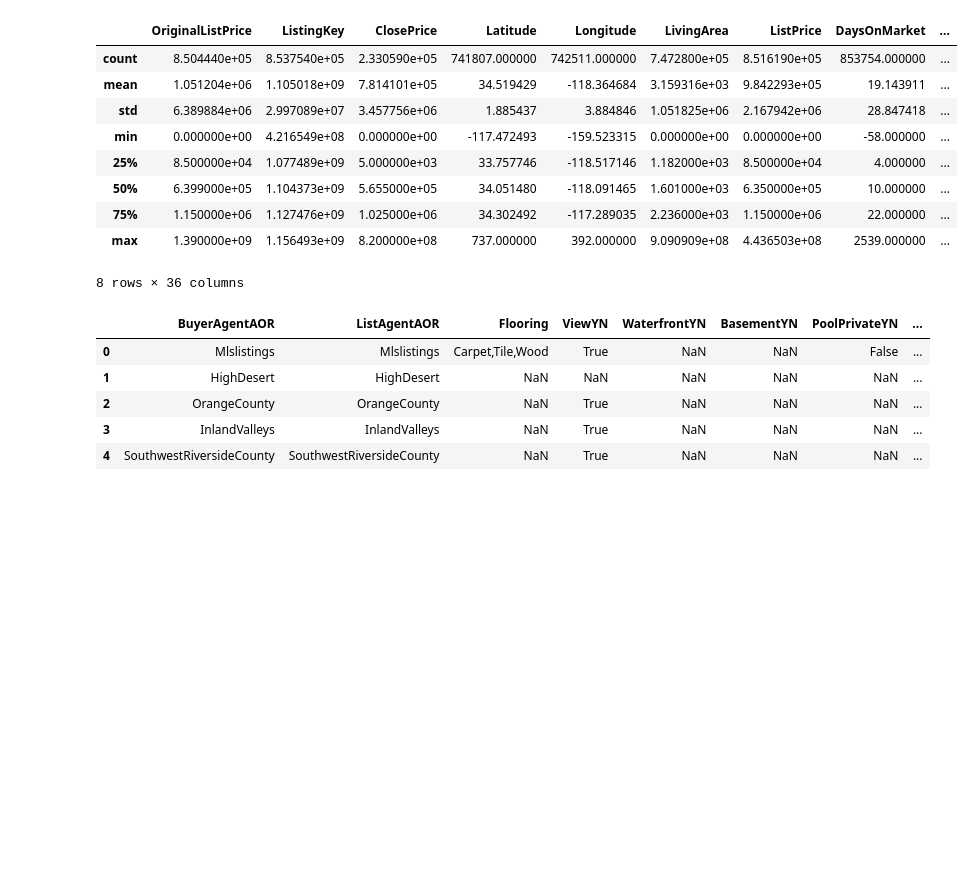
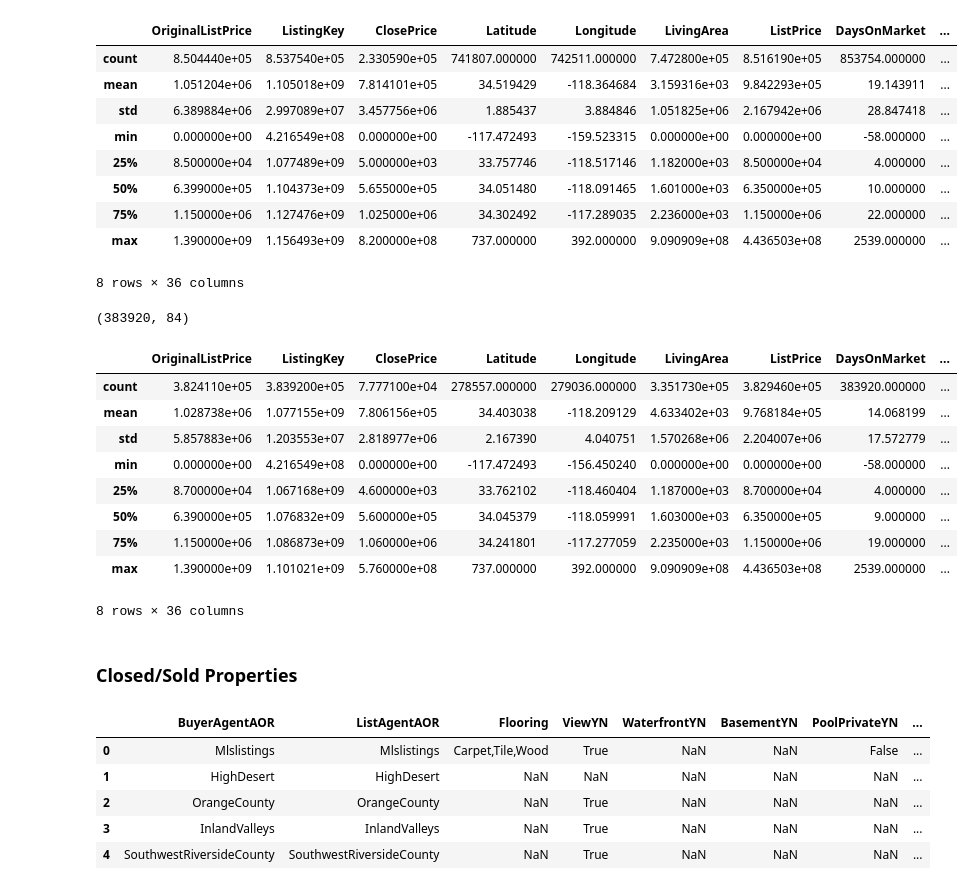
Before and after one commit to mayabernstein/idx-exchange, a Jupyter notebook: data_exploration/02_exploratory_analysis.ipynb, the cells around one changed output. Cells and saved outputs as stored; diff of their text form; code cells hidden in the pictures; blank space fills up the shorter version.

```diff
--- a/data_exploration/02_exploratory_analysis.ipynb
+++ b/data_exploration/02_exploratory_analysis.ipynb
@@ -45,6 +47,27 @@ df_listing.describe()
 | 75% | 1.150000e+06 | 1.127476e+09 | 1.025000e+06 | 34.302492 | -117.289035 | 2.236000e+03 | 1.150000e+06 | 22.000000 | ... |
 | max | 1.390000e+09 | 1.156493e+09 | 8.200000e+08 | 737.000000 | 392.000000 | 9.090909e+08 | 4.436503e+08 | 2539.000000 | ... |
 8 rows × 36 columns
+# %%
+listed_2024 = pd.read_csv("../data/Listing/listed_transactions_2024.csv", encoding="ISO-8859-1")
+# %%
+listed_2024.shape
+# %% [output]
+(383920, 84)
+# %%
+listed_2024.describe()
+# %% [output]
+|  | OriginalListPrice | ListingKey | ClosePrice | Latitude | Longitude | LivingArea | ListPrice | DaysOnMarket | ... |
+| count | 3.824110e+05 | 3.839200e+05 | 7.777100e+04 | 278557.000000 | 279036.000000 | 3.351730e+05 | 3.829460e+05 | 383920.000000 | ... |
+| mean | 1.028738e+06 | 1.077155e+09 | 7.806156e+05 | 34.403038 | -118.209129 | 4.633402e+03 | 9.768184e+05 | 14.068199 | ... |
+| std | 5.857883e+06 | 1.203553e+07 | 2.818977e+06 | 2.167390 | 4.040751 | 1.570268e+06 | 2.204007e+06 | 17.572779 | ... |
+| min | 0.000000e+00 | 4.216549e+08 | 0.000000e+00 | -117.472493 | -156.450240 | 0.000000e+00 | 0.000000e+00 | -58.000000 | ... |
+| 25% | 8.700000e+04 | 1.067168e+09 | 4.600000e+03 | 33.762102 | -118.460404 | 1.187000e+03 | 8.700000e+04 | 4.000000 | ... |
+| 50% | 6.390000e+05 | 1.076832e+09 | 5.600000e+05 | 34.045379 | -118.059991 | 1.603000e+03 | 6.350000e+05 | 9.000000 | ... |
+| 75% | 1.150000e+06 | 1.086873e+09 | 1.060000e+06 | 34.241801 | -117.277059 | 2.235000e+03 | 1.150000e+06 | 19.000000 | ... |
+| max | 1.390000e+09 | 1.101021e+09 | 5.760000e+08 | 737.000000 | 392.000000 | 9.090909e+08 | 4.436503e+08 | 2539.000000 | ... |
+8 rows × 36 columns
+# %% [markdown]
+### Closed/Sold Properties
 # %%
 df_sold = pd.read_csv("../data/Sold/sold_transactions.csv", encoding="ISO-8859-1")
 # %%
```
Also changed, not shown: parts of 1 cell of this notebook.
